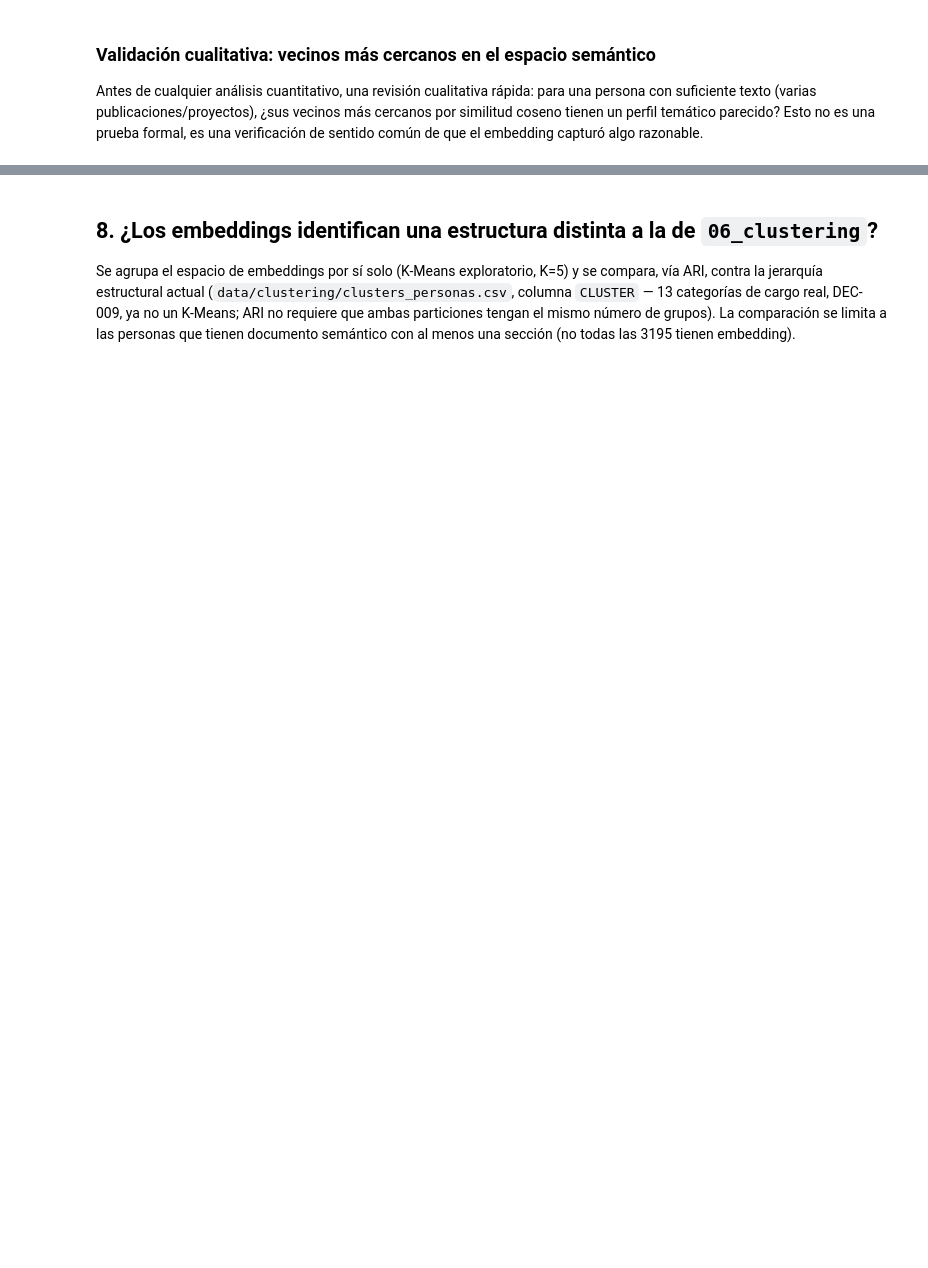
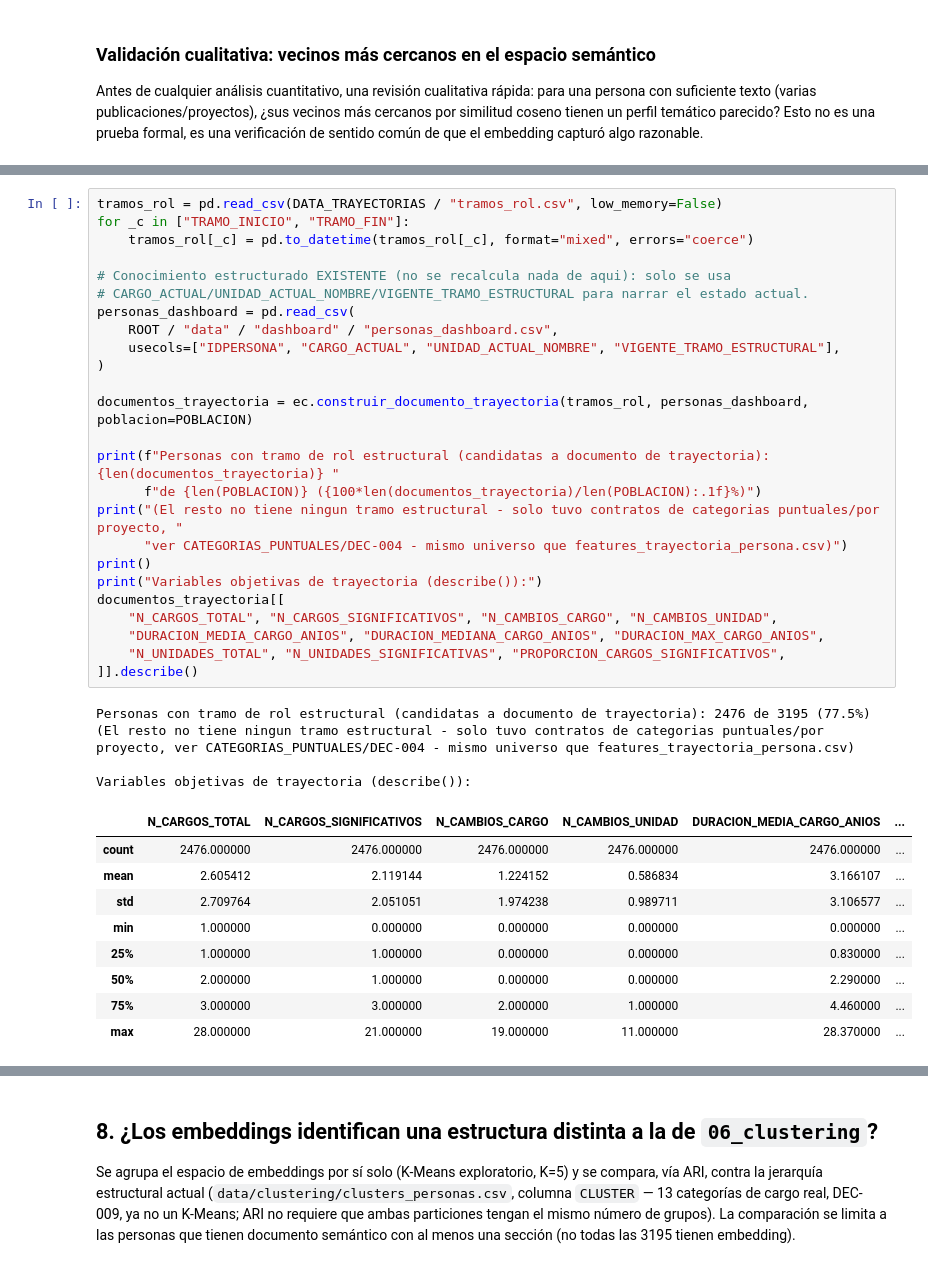
Before and after one commit to Pamela-rugel/Proyecto_Tesis, a Jupyter notebook: notebooks/07_embeddings/07_embeddings.ipynb, the cells around one changed output, grey strips where cells are left out. Saved outputs shown, nothing was run; the diff lists cells and outputs as text; blank space fills up the shorter version.

```diff
--- a/notebooks/07_embeddings/07_embeddings.ipynb
+++ b/notebooks/07_embeddings/07_embeddings.ipynb
@@ -438,0 +606,39 @@ for v in vecinos:
+# %%
+tramos_rol = pd.read_csv(DATA_TRAYECTORIAS / "tramos_rol.csv", low_memory=False)
+for _c in ["TRAMO_INICIO", "TRAMO_FIN"]:
+    tramos_rol[_c] = pd.to_datetime(tramos_rol[_c], format="mixed", errors="coerce")
+
+# Conocimiento estructurado EXISTENTE (no se recalcula nada de aqui): solo se usa
+# CARGO_ACTUAL/UNIDAD_ACTUAL_NOMBRE/VIGENTE_TRAMO_ESTRUCTURAL para narrar el estado actual.
+personas_dashboard = pd.read_csv(
+    ROOT / "data" / "dashboard" / "personas_dashboard.csv",
+    usecols=["IDPERSONA", "CARGO_ACTUAL", "UNIDAD_ACTUAL_NOMBRE", "VIGENTE_TRAMO_ESTRUCTURAL"],
+)
+
+documentos_trayectoria = ec.construir_documento_trayectoria(tramos_rol, personas_dashboard, poblacion=POBLACION)
+
+print(f"Personas con tramo de rol estructural (candidatas a documento de trayectoria): {len(documentos_trayectoria)} "
+      f"de {len(POBLACION)} ({100*len(documentos_trayectoria)/len(POBLACION):.1f}%)")
+print("(El resto no tiene ningun tramo estructural - solo tuvo contratos de categorias puntuales/por proyecto, "
+      "ver CATEGORIAS_PUNTUALES/DEC-004 - mismo universo que features_trayectoria_persona.csv)")
+print()
+print("Variables objetivas de trayectoria (describe()):")
+documentos_trayectoria[[
+    "N_CARGOS_TOTAL", "N_CARGOS_SIGNIFICATIVOS", "N_CAMBIOS_CARGO", "N_CAMBIOS_UNIDAD",
+    "DURACION_MEDIA_CARGO_ANIOS", "DURACION_MEDIANA_CARGO_ANIOS", "DURACION_MAX_CARGO_ANIOS",
+    "N_UNIDADES_TOTAL", "N_UNIDADES_SIGNIFICATIVAS", "PROPORCION_CARGOS_SIGNIFICATIVOS",
+]].describe()
+# %% [output]
+Personas con tramo de rol estructural (candidatas a documento de trayectoria): 2476 de 3195 (77.5%)
+(El resto no tiene ningun tramo estructural - solo tuvo contratos de categorias puntuales/por proyecto, ver CATEGORIAS_PUNTUALES/DEC-004 - mismo universo que features_trayectoria_persona.csv)
+
+Variables objetivas de trayectoria (describe()):
+|  | N_CARGOS_TOTAL | N_CARGOS_SIGNIFICATIVOS | N_CAMBIOS_CARGO | N_CAMBIOS_UNIDAD | DURACION_MEDIA_CARGO_ANIOS | ... |
+| count | 2476.000000 | 2476.000000 | 2476.000000 | 2476.000000 | 2476.000000 | ... |
+| mean | 2.605412 | 2.119144 | 1.224152 | 0.586834 | 3.166107 | ... |
+| std | 2.709764 | 2.051051 | 1.974238 | 0.989711 | 3.106577 | ... |
+| min | 1.000000 | 0.000000 | 0.000000 | 0.000000 | 0.000000 | ... |
+| 25% | 1.000000 | 1.000000 | 0.000000 | 0.000000 | 0.830000 | ... |
+| 50% | 2.000000 | 1.000000 | 0.000000 | 0.000000 | 2.290000 | ... |
+| 75% | 3.000000 | 3.000000 | 2.000000 | 1.000000 | 4.460000 | ... |
+| max | 28.000000 | 21.000000 | 19.000000 | 11.000000 | 28.370000 | ... |
```
Also changed, not shown: parts of 28 cells of this notebook, 15 other files.
